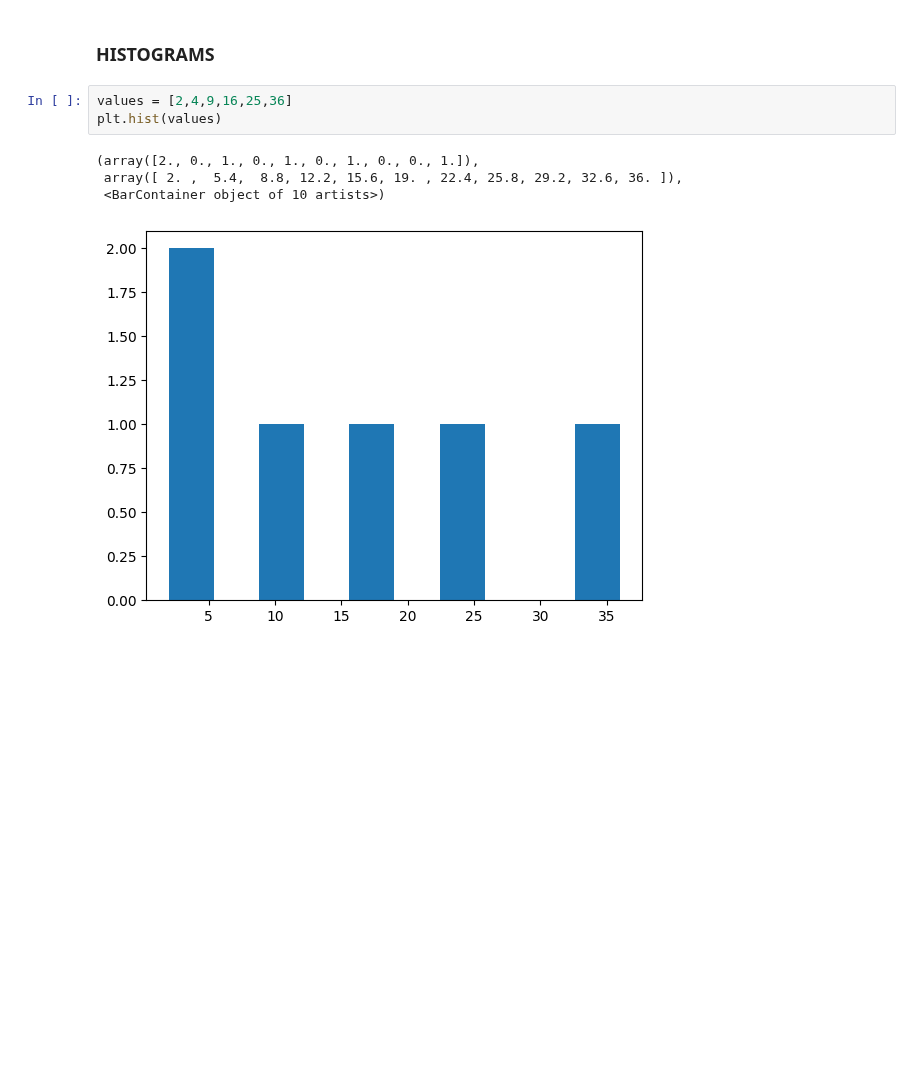
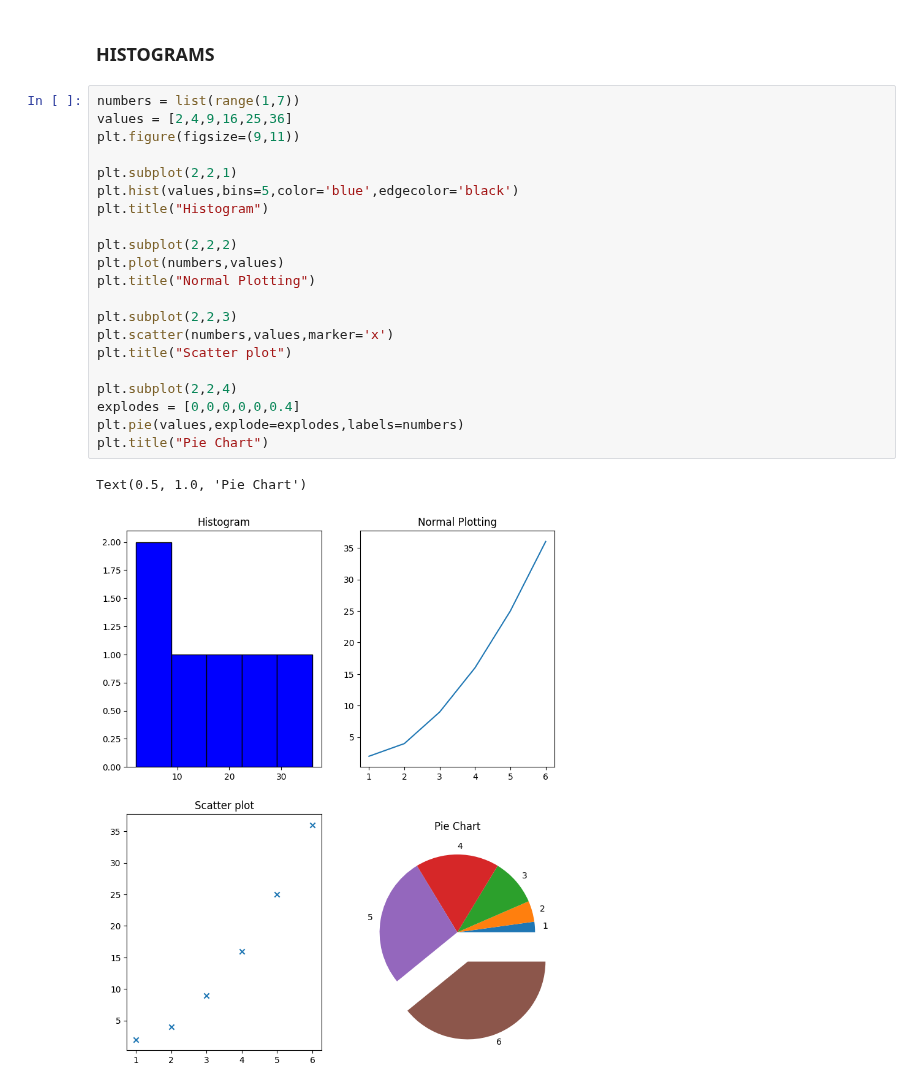
Before and after one commit to akula-sahith/MachineLearning, a Jupyter notebook: DataAnalysis/matplotlib.ipynb, the cells around one changed output. Cells and saved outputs as stored; diff of their text form; blank space fills up the shorter version.

```diff
--- a/DataAnalysis/matplotlib.ipynb
+++ b/DataAnalysis/matplotlib.ipynb
@@ -69,11 +69,27 @@ plt.show()
 [figure]
 # %% [markdown]
 ### HISTOGRAMS
-# %%
-values = [2,4,9,16,25,36]
-plt.hist(values)
-# %% [output]
-(array([2., 0., 1., 0., 1., 0., 1., 0., 0., 1.]),
- array([ 2. ,  5.4,  8.8, 12.2, 15.6, 19. , 22.4, 25.8, 29.2, 32.6, 36. ]),
- <BarContainer object of 10 artists>)
-[figure, removed]
+# %%
+numbers = list(range(1,7))
+values = [2,4,9,16,25,36]
+plt.figure(figsize=(9,11))
+
+plt.subplot(2,2,1)
+plt.hist(values,bins=5,color='blue',edgecolor='black')
+plt.title("Histogram")
+
+plt.subplot(2,2,2)
+plt.plot(numbers,values)
+plt.title("Normal Plotting")
+
+plt.subplot(2,2,3)
+plt.scatter(numbers,values,marker='x')
+plt.title("Scatter plot")
+
+plt.subplot(2,2,4)
+explodes = [0,0,0,0,0,0.4]
+plt.pie(values,explode=explodes,labels=numbers)
+plt.title("Pie Chart")
+# %% [output]
+Text(0.5, 1.0, 'Pie Chart')
+[figure, added]
```
Also changed, not shown: 2 other files.
